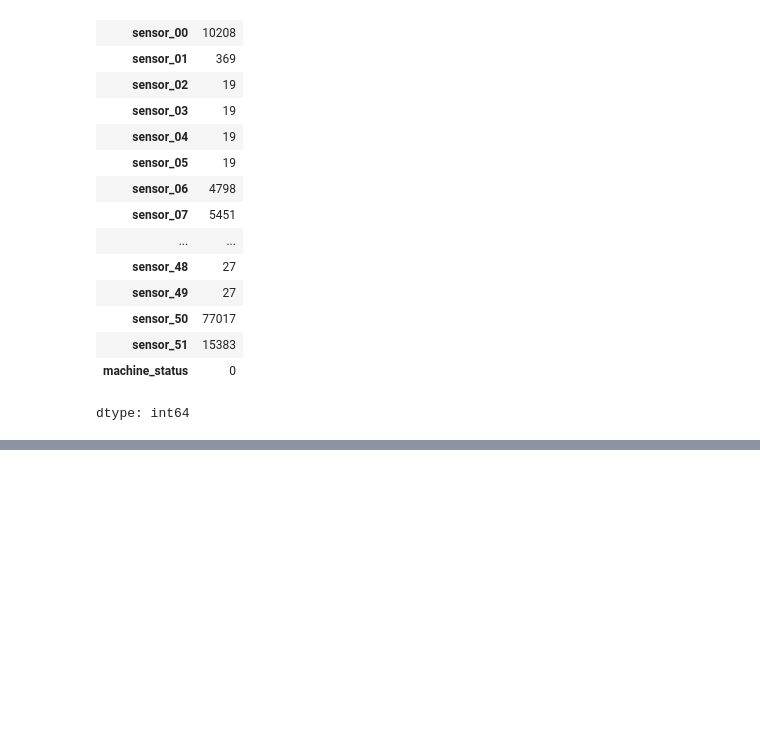
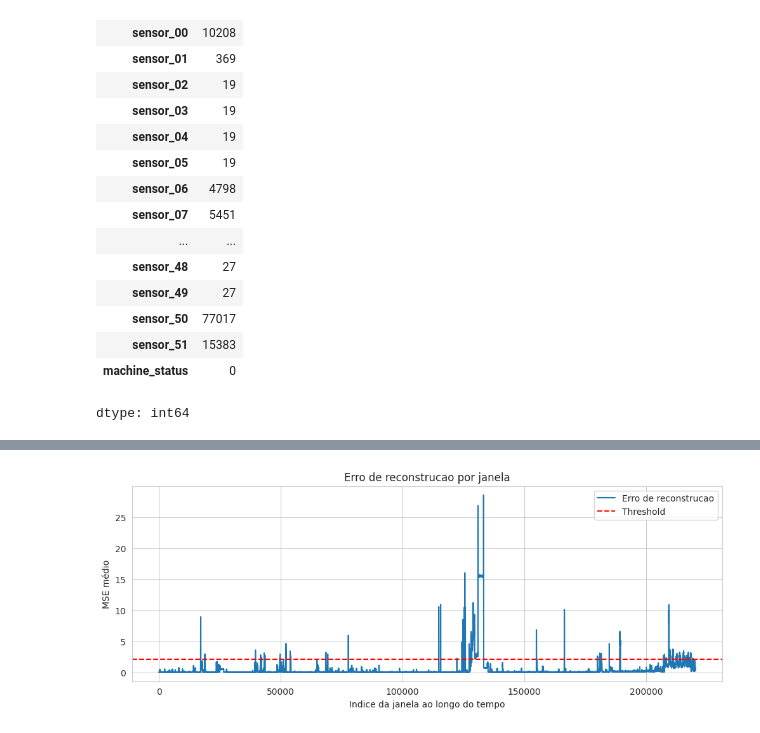
Before and after one commit to ChristianSF/Introduction_to_Artificial_Neural_Networks, a Jupyter notebook: Mestrado/Projeto5_LSTM.ipynb, the cells around one changed output, grey strips where cells are left out. Saved outputs shown, nothing was run; the diff lists cells and outputs as text; code cells hidden in the pictures; blank space fills up the shorter version.

```diff
--- a/Mestrado/Projeto5_LSTM.ipynb
+++ b/Mestrado/Projeto5_LSTM.ipynb
@@ -84,0 +290,2 @@ dtype: int64
+# %%
+X_all_pred = autoencoder.predict(X_all)
@@ -84,0 +294,5 @@ dtype: int64
+# %%
+reconstruction_error = np.mean(
+    np.mean((X_all_pred - X_all) ** 2, axis=2),
+    axis=1
+)
@@ -84,0 +303,13 @@ dtype: int64
+# %%
+errors_normal = reconstruction_error[y_all == 1]
+
+threshold = errors_normal.mean() + 3 * errors_normal.std()
+print("Threshold de anomalia:", threshold)
+
+y_pred = (reconstruction_error <= threshold).astype(int)
+
+print("Matriz de confusao (linhas = verdadeiro, colunas = predito):")
+print(confusion_matrix(y_all, y_pred))
+
+print("\nRelatorio de classificacao:")
+print(classification_report(y_all, y_pred, target_names=["anomalia", "normal"]))
@@ -84,0 +331,11 @@ dtype: int64
+# %%
+plt.figure(figsize=(12,4))
+plt.plot(reconstruction_error, label="Erro de reconstrucao")
+plt.axhline(threshold, color="red", linestyle="--", label="Threshold")
+plt.title("Erro de reconstrucao por janela")
+plt.xlabel("Indice da janela ao longo do tempo")
+plt.ylabel("MSE médio")
+plt.legend()
+plt.show()
+# %% [output]
+[figure, added]
```
Also changed, not shown: parts of 40 cells of this notebook.
